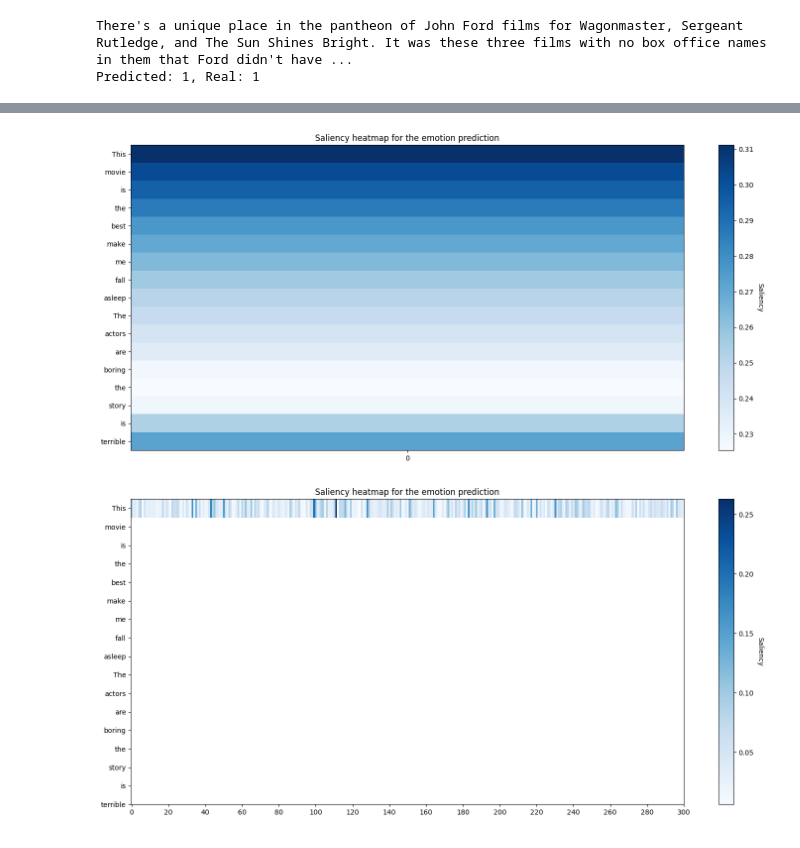
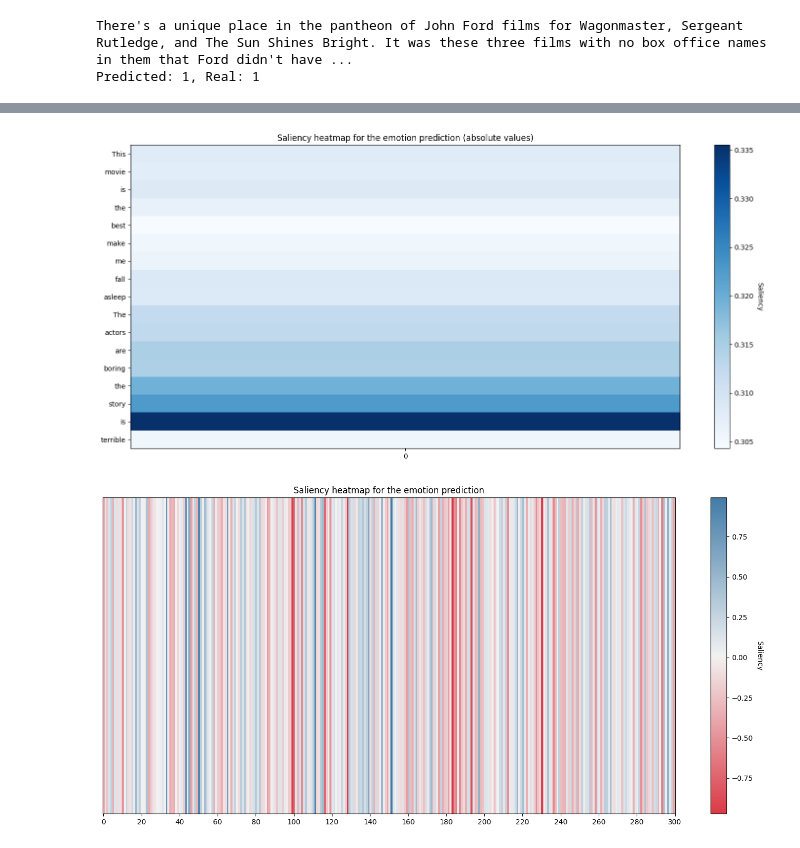
Before and after one commit to AsterisCrack/rnn_explainability, a Jupyter notebook: src/AgnosticModels/Saliency_Maps.ipynb, the cells around one changed output, grey strips where cells are left out. Cells and saved outputs as stored; diff of their text form; code cells hidden in the pictures.

Commit message:
Eliminated the absolute value from the gradient wrt inputs

```diff
--- a/src/AgnosticModels/Saliency_Maps.ipynb
+++ b/src/AgnosticModels/Saliency_Maps.ipynb
@@ -68,7 +68,7 @@ set_seed(42)
 # load the model
 print("Loading model...")
 if MODEL_TYPE == "IMDB":
-    model: RecursiveScriptModule = load_model("IMDB_DE_best_model")
+    model: RecursiveScriptModule = load_model("DE_best_model")
 else:
     model: RecursiveScriptModule = load_model("best_model")
 
@@ -189,6 +196,36 @@ def get_sailency(text: str, target:int, model: RecursiveScriptModule, w2v_model:
 # %%
 # create the figure
 def plot_sailency_map(saliency_list: np.array, sentence: List[str]) -> None:
+    # saliency_list is an array with positive and negative values
+    # We want the positve values to be blue and the negative to be red
+    # The closer the values are to 0, the more white they will be
+
+    # create a colormap
+    cmap = sns.diverging_palette(240, 10, n=9, as_cmap=True)
+
+    cmap_corrected = sns.diverging_palette(10, 240, n=9, as_cmap=True)
+
+    cmap = cmap_corrected
+
+    # create the figure
+    fig = plt.figure(figsize=(18, 8))
+    ax = fig.add_subplot(111)
+    ax.set_aspect(aspect=2)
+    # plot the saliency map
+    im = plt.imshow(saliency_list, aspect='auto', interpolation='nearest', cmap=cmap)
+    # create the colorbar
+    cbar = ax.figure.colorbar(im, ax=ax)
+    cbar.ax.set_ylabel("Saliency", rotation=-90, va="bottom")
+    # set the ticks
+    ax.set_yticks(np.arange(len(sentence)))
+    ax.set_xticks(np.arange(len(saliency_list[0])+1, step=20))
+    ax.set_yticklabels(sentence) # useful_words
+    ax.set_title("Saliency heatmap for the emotion prediction")
+    plt.show()
+
+
+def plot_sailency_map_abs(saliency_list: np.array, sentence: List[str]) -> None:
+    saliency_list = np.abs(saliency_list)
     fig = plt.figure(figsize=(18, 8))
     ax = fig.add_subplot(111)
     ax.set_aspect(aspect=2)
@@ -198,7 +235,7 @@ def plot_sailency_map(saliency_list: np.array, sentence: List[str]) -> None:
     ax.set_yticks(np.arange(len(sentence)))
     ax.set_xticks(np.arange(len(saliency_list[0])+1, step=20))
     ax.set_yticklabels(sentence) # useful_words
-    ax.set_title("Saliency heatmap for the emotion prediction")
+    ax.set_title("Saliency heatmap for the emotion prediction (absolute values)")
     plt.show()
 # %%
 # get the saliency map
@@ -210,0 +269,6 @@ print(output)
+# %%
+# get how many values of the saliency list are negative
+saliency_list = np.array(saliency_list)
+neg = saliency_list[saliency_list < 0]
+
+print(sum(neg))
@@ -220,10 +300,14 @@ saliency_list_module = np.expand_dims(saliency_list_module, axis=1)
 # %%
-plot_sailency_map(saliency_list_module, sentence)
+plot_sailency_map_abs(saliency_list_module, sentence)
 # %% [output]
-[figure, old version]
+[figure, new version]
 # %%
-saliency_list_embedding = np.linalg.norm(saliency_list, axis=0)
+# not a useful plot
+#saliency_list_embedding = np.linalg.norm(saliency_list, axis=0)
+
+#sum the values of the saliency list
+saliency_list_embedding = np.sum(saliency_list, axis=0)
 saliency_list_embedding = np.expand_dims(saliency_list_embedding, axis=0)
-plot_sailency_map(saliency_list_embedding, sentence)
+plot_sailency_map(saliency_list_embedding, "")
 # %% [output]
-[figure, old version]
+[figure, new version]
```
Also changed, not shown: parts of 7 cells of this notebook.
